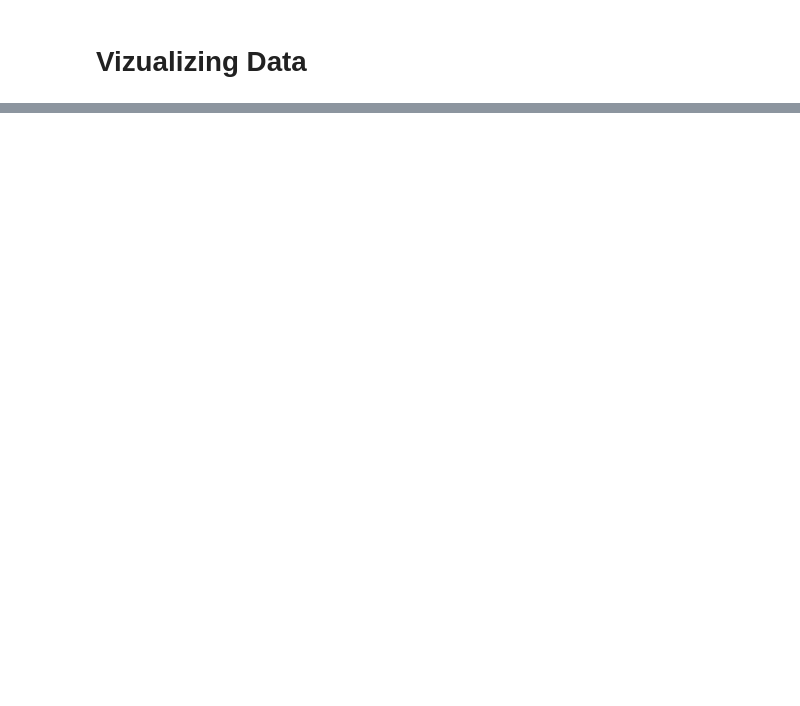
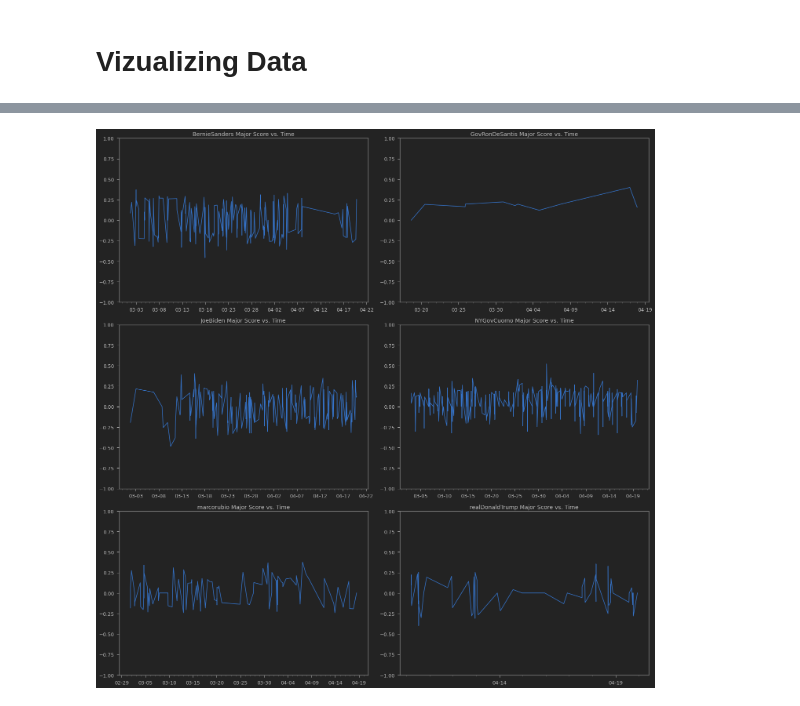
Before and after one commit to justinDeu/cs3654-covid, a Jupyter notebook: analysis.ipynb, the cells around one changed output, grey strips where cells are left out. Cells and saved outputs as stored; diff of their text form; code cells hidden in the pictures; blank space fills up the shorter version.

```diff
--- a/analysis.ipynb
+++ b/analysis.ipynb
@@ -267,0 +227,13 @@ plt.show()
+# %%
+fig, axes = plt.subplots(3, 2, figsize=(20, 20))
+
+axes = axes.flatten()
+
+for g, ax in zip(user_groups, axes):
+    title = f'{g[0]} Major Score vs. Time'
+    graph_sentiment(g, ax, 'major_score', ylims=(-1, 1), title=title)
+
+fig.tight_layout()
+fig.show()
+# %% [output]
+[figure, added]
```
Also changed, not shown: parts of 17 cells of this notebook.
